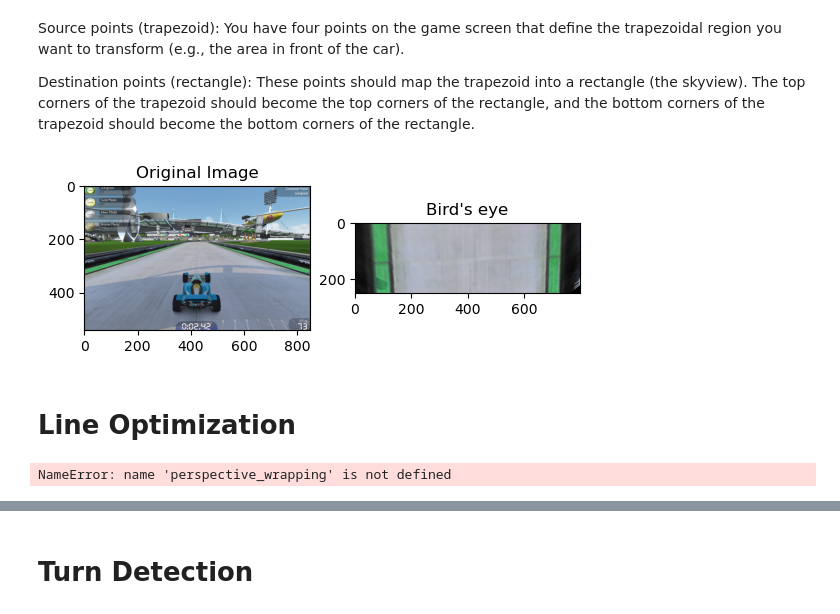
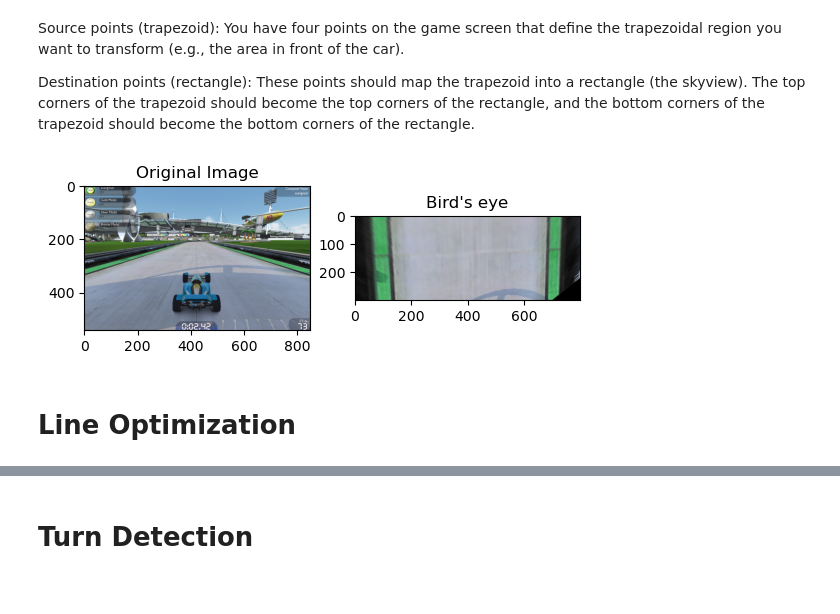
Before and after one commit to sandiJamlu23/Trackmania_OpenCV, a Jupyter notebook: Metopen/Trackmania_OpenCV.ipynb, the cells around one changed output, grey strips where cells are left out. Cells and saved outputs as stored; diff of their text form; code cells hidden in the pictures.

Commit message:
Integrating sliding window

```diff
--- a/Metopen/Trackmania_OpenCV.ipynb
+++ b/Metopen/Trackmania_OpenCV.ipynb
@@ -284,6 +254,9 @@ def histogram (img):
     right_X = np.argmax(histogram[midpoint:]) + midpoint
 
     return left_X, right_X
+
+img = cv.imread("")
+histogram()
 # %% [markdown]
 with the following arguments:
 * dst: Output of the edge detector. It should be a grayscale image (although in fact it is a binary one)
@@ -310,7 +283,7 @@ Source points (trapezoid): You have four points on the game screen that define t
 
 Destination points (rectangle): These points should map the trapezoid into a rectangle (the skyview). The top corners of the trapezoid should become the top corners of the rectangle, and the bottom corners of the trapezoid should become the bottom corners of the rectangle.
 # %%
-def perspective():
+def warp():
 
     # Get the height and width of the image.
     # height, width = img.shape[:2]  # Use [:2] to account for color images
@@ -349,38 +322,38 @@ def perspective():
     # Apply the perspective warp transformation to the image, generating a
     # "skyview" of the image.
 def front_to_top(img):
-    M,_ =  perspective()
+    M,_ =  warp()
     size = (800, 300)
 
     return cv.warpPerspective(img, M, size, flags=cv.INTER_LINEAR)
 def top_to_front(img):
-    _,m_inv = perspective()
+    _,m_inv = warp()
     size = (800, 300)
 
     return cv.warpPerspective(img, m_inv, size, flags=cv.INTER_LINEAR)
 
 
 img = cv.imread('D:/Thinkin in programming/Metopen/my_game_screenshots/screenshot_5.png')
 output = front_to_top(img)
 # cv.imshow('img',img)
 # cv.imshow('image', output)
 # cv.waitKey(0)
 
 
     # skyview = cv.warpPerspective(img, matrix, (width, height))
 
     # return skyview
 plt.subplot(1,2,1)
 plt.imshow(cv.cvtColor(img, cv.COLOR_BGR2RGB))
 plt.title('Original Image')
 
 plt.subplot(1,2,2)
 plt.imshow(cv.cvtColor(output, cv.COLOR_BGR2RGB))
 plt.title("Bird's eye")
 
 plt.show()
 # %% [output]
-[figure, old version]
+[figure, new version]
 # %% [markdown]
 # Line Optimization
 # %%
@@ -460,23 +433,3 @@ def display_lines_average(img, lines):
                 cv.line(line_image, (x1,y1), (x2,y2), (0,0,255),10)
     # return img
     return line_image
-# %%
-# img = takeSS()
-img = cv.imread("D:/Thinkin in programming/Metopen/my_game_screenshots/screenshot_47.png")
-image = np.copy(img)
-
-canny_edge = canny_edge_detection(image)
-masked_image = roi(canny_edge)
-
-wrap = perspective_wrapping(canny_edge)
-
-left_x, right_x = histogram(wrap)
-# cv.imshow("hist",left_x,right_x)
-
-cv.imshow("canny",canny_edge)
-cv.imshow("wrap",wrap)
-cv.imshow("ROI",masked_image)
-cv.waitKey(0)
-cv.destroyAllWindows()
-# %% [output]
-NameError: name 'perspective_wrapping' is not defined
```
Also changed, not shown: parts of 21 cells of this notebook, 13 other files.
